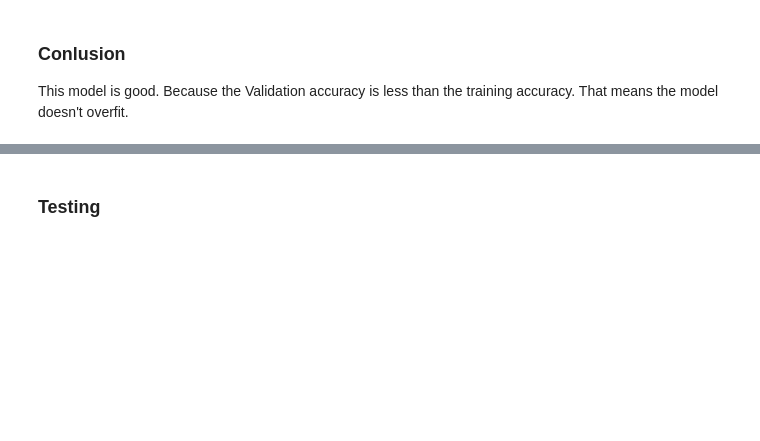
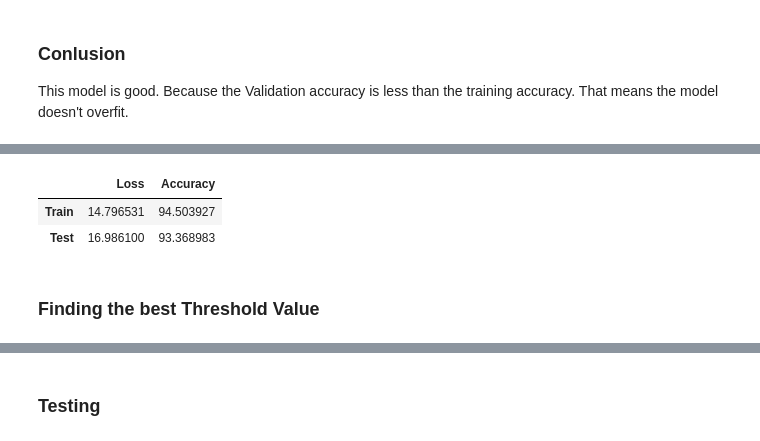
Before and after one commit to SewminaFernando/AggroDetect, a Jupyter notebook: model_1_training.ipynb, the cells around one changed output, grey strips where cells are left out. Cells and saved outputs as stored; diff of their text form; code cells hidden in the pictures; blank space fills up the shorter version.

```diff
--- a/model_1_training.ipynb
+++ b/model_1_training.ipynb
@@ -200,0 +203,3 @@ This model is good. Because the Validation accuracy is less than the training ac
+# %%
+train_loss, train_acc = model.evaluate(x_train, y_train)
+test_loss, test_acc = model.evaluate(x_test, y_test)
@@ -201,3 +209,16 @@ This model is good. Because the Validation accuracy is less than the training ac
+# %%
+# Make Dataframe for the results
+results = pd.DataFrame(index=['Train', 'Test'], columns=['Loss', 'Accuracy'])
+results['Loss'] = [train_loss*100, test_loss*100]
+results['Accuracy'] = [train_acc*100, test_acc*100]
+
+results
+# %% [output]
+|  | Loss | Accuracy |
+| Train | 14.796531 | 94.503927 |
+| Test | 16.986100 | 93.368983 |
+# %% [markdown]
+### Finding the best Threshold Value
 # %%
 y_pred = model.predict(x_test)
 # %% [output]
```
Also changed, not shown: parts of 20 cells of this notebook, 3 other files.
